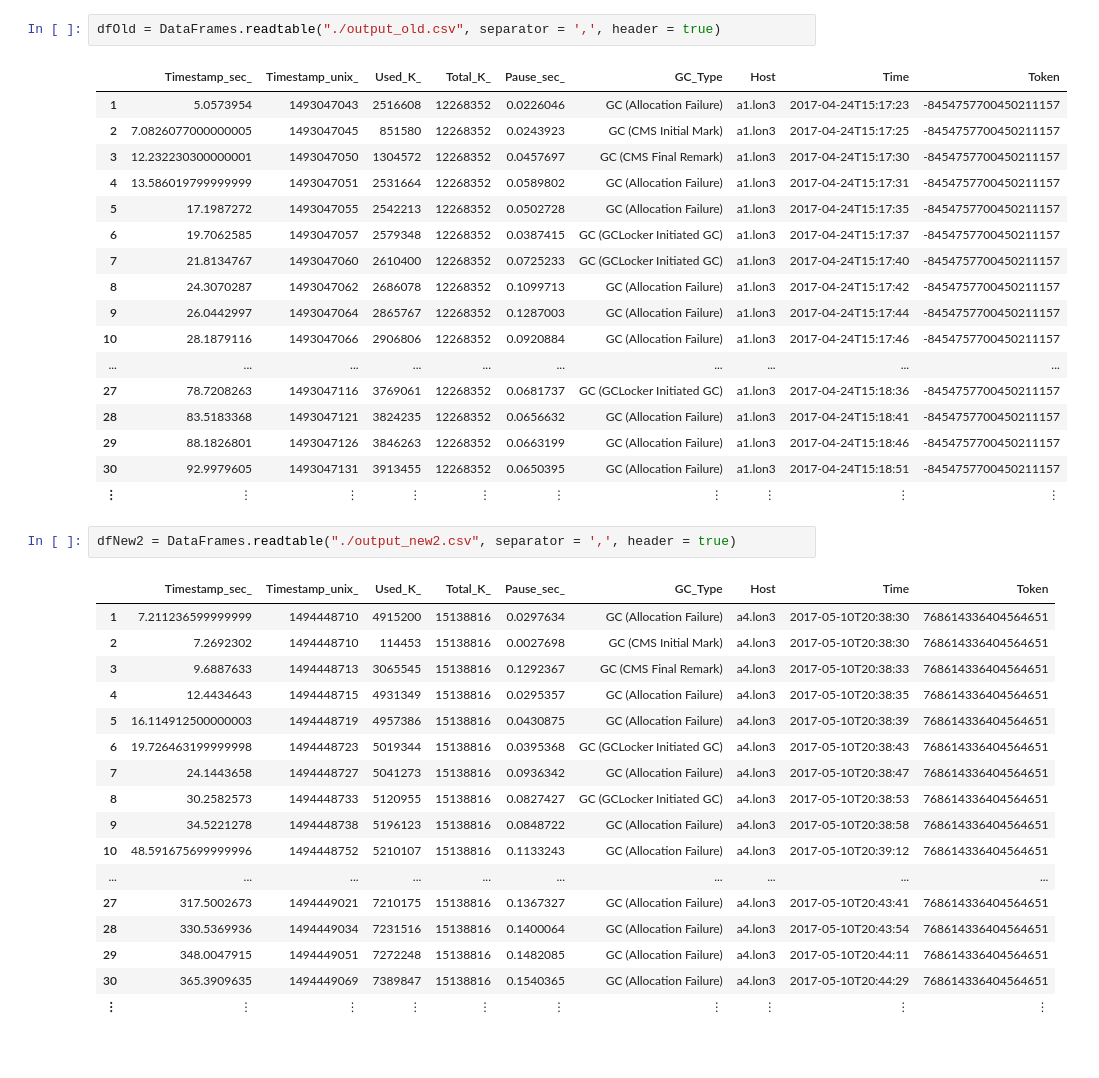
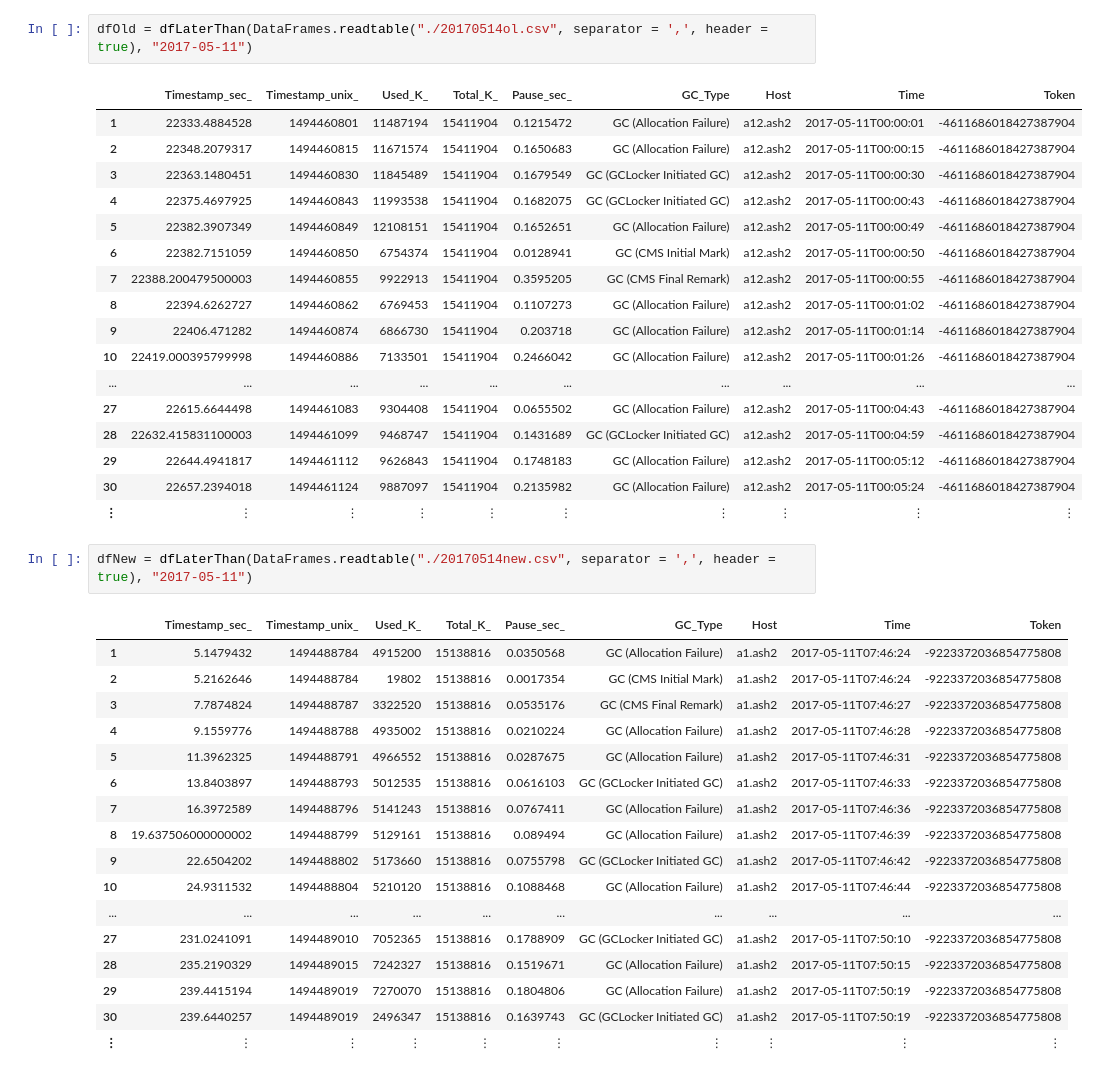
Before and after one commit to bogdad/gcprocessing, a Jupyter notebook: notebook/gccassandra.ipynb, the cells around one changed output. Cells and saved outputs as stored; diff of their text form.

```diff
--- a/notebook/gccassandra.ipynb
+++ b/notebook/gccassandra.ipynb
@@ -27,40 +28,40 @@ dfLaterThanApp (generic function with 1 method)
 # %%
-dfOld = DataFrames.readtable("./output_old.csv", separator = ',', header = true)
+dfOld = dfLaterThan(DataFrames.readtable("./20170514ol.csv", separator = ',', header = true), "2017-05-11")
 # %% [output]
 |  | Timestamp_sec_ | Timestamp_unix_ | Used_K_ | Total_K_ | Pause_sec_ | GC_Type | Host | Time | Token |
-| 1 | 5.0573954 | 1493047043 | 2516608 | 12268352 | 0.0226046 | GC (Allocation Failure) | a1.lon3 | 2017-04-24T15:17:23 | -8454757700450211157 |
-| 2 | 7.0826077000000005 | 1493047045 | 851580 | 12268352 | 0.0243923 | GC (CMS Initial Mark) | a1.lon3 | 2017-04-24T15:17:25 | -8454757700450211157 |
-| 3 | 12.232230300000001 | 1493047050 | 1304572 | 12268352 | 0.0457697 | GC (CMS Final Remark) | a1.lon3 | 2017-04-24T15:17:30 | -8454757700450211157 |
-| 4 | 13.586019799999999 | 1493047051 | 2531664 | 12268352 | 0.0589802 | GC (Allocation Failure) | a1.lon3 | 2017-04-24T15:17:31 | -8454757700450211157 |
-| 5 | 17.1987272 | 1493047055 | 2542213 | 12268352 | 0.0502728 | GC (Allocation Failure) | a1.lon3 | 2017-04-24T15:17:35 | -8454757700450211157 |
-| 6 | 19.7062585 | 1493047057 | 2579348 | 12268352 | 0.0387415 | GC (GCLocker Initiated GC) | a1.lon3 | 2017-04-24T15:17:37 | -8454757700450211157 |
-| 7 | 21.8134767 | 1493047060 | 2610400 | 12268352 | 0.0725233 | GC (GCLocker Initiated GC) | a1.lon3 | 2017-04-24T15:17:40 | -8454757700450211157 |
-| 8 | 24.3070287 | 1493047062 | 2686078 | 12268352 | 0.1099713 | GC (Allocation Failure) | a1.lon3 | 2017-04-24T15:17:42 | -8454757700450211157 |
-| 9 | 26.0442997 | 1493047064 | 2865767 | 12268352 | 0.1287003 | GC (Allocation Failure) | a1.lon3 | 2017-04-24T15:17:44 | -8454757700450211157 |
-| 10 | 28.1879116 | 1493047066 | 2906806 | 12268352 | 0.0920884 | GC (Allocation Failure) | a1.lon3 | 2017-04-24T15:17:46 | -8454757700450211157 |
+| 1 | 22333.4884528 | 1494460801 | 11487194 | 15411904 | 0.1215472 | GC (Allocation Failure) | a12.ash2 | 2017-05-11T00:00:01 | -4611686018427387904 |
+| 2 | 22348.2079317 | 1494460815 | 11671574 | 15411904 | 0.1650683 | GC (Allocation Failure) | a12.ash2 | 2017-05-11T00:00:15 | -4611686018427387904 |
+| 3 | 22363.1480451 | 1494460830 | 11845489 | 15411904 | 0.1679549 | GC (GCLocker Initiated GC) | a12.ash2 | 2017-05-11T00:00:30 | -4611686018427387904 |
+| 4 | 22375.4697925 | 1494460843 | 11993538 | 15411904 | 0.1682075 | GC (GCLocker Initiated GC) | a12.ash2 | 2017-05-11T00:00:43 | -4611686018427387904 |
+| 5 | 22382.3907349 | 1494460849 | 12108151 | 15411904 | 0.1652651 | GC (Allocation Failure) | a12.ash2 | 2017-05-11T00:00:49 | -4611686018427387904 |
+| 6 | 22382.7151059 | 1494460850 | 6754374 | 15411904 | 0.0128941 | GC (CMS Initial Mark) | a12.ash2 | 2017-05-11T00:00:50 | -4611686018427387904 |
+| 7 | 22388.200479500003 | 1494460855 | 9922913 | 15411904 | 0.3595205 | GC (CMS Final Remark) | a12.ash2 | 2017-05-11T00:00:55 | -4611686018427387904 |
+| 8 | 22394.6262727 | 1494460862 | 6769453 | 15411904 | 0.1107273 | GC (Allocation Failure) | a12.ash2 | 2017-05-11T00:01:02 | -4611686018427387904 |
+| 9 | 22406.471282 | 1494460874 | 6866730 | 15411904 | 0.203718 | GC (Allocation Failure) | a12.ash2 | 2017-05-11T00:01:14 | -4611686018427387904 |
+| 10 | 22419.000395799998 | 1494460886 | 7133501 | 15411904 | 0.2466042 | GC (Allocation Failure) | a12.ash2 | 2017-05-11T00:01:26 | -4611686018427387904 |
 | ... | ... | ... | ... | ... | ... | ... | ... | ... | ... |
-| 27 | 78.7208263 | 1493047116 | 3769061 | 12268352 | 0.0681737 | GC (GCLocker Initiated GC) | a1.lon3 | 2017-04-24T15:18:36 | -8454757700450211157 |
-| 28 | 83.5183368 | 1493047121 | 3824235 | 12268352 | 0.0656632 | GC (Allocation Failure) | a1.lon3 | 2017-04-24T15:18:41 | -8454757700450211157 |
-| 29 | 88.1826801 | 1493047126 | 3846263 | 12268352 | 0.0663199 | GC (Allocation Failure) | a1.lon3 | 2017-04-24T15:18:46 | -8454757700450211157 |
-| 30 | 92.9979605 | 1493047131 | 3913455 | 12268352 | 0.0650395 | GC (Allocation Failure) | a1.lon3 | 2017-04-24T15:18:51 | -8454757700450211157 |
+| 27 | 22615.6644498 | 1494461083 | 9304408 | 15411904 | 0.0655502 | GC (Allocation Failure) | a12.ash2 | 2017-05-11T00:04:43 | -4611686018427387904 |
+| 28 | 22632.415831100003 | 1494461099 | 9468747 | 15411904 | 0.1431689 | GC (GCLocker Initiated GC) | a12.ash2 | 2017-05-11T00:04:59 | -4611686018427387904 |
+| 29 | 22644.4941817 | 1494461112 | 9626843 | 15411904 | 0.1748183 | GC (Allocation Failure) | a12.ash2 | 2017-05-11T00:05:12 | -4611686018427387904 |
+| 30 | 22657.2394018 | 1494461124 | 9887097 | 15411904 | 0.2135982 | GC (Allocation Failure) | a12.ash2 | 2017-05-11T00:05:24 | -4611686018427387904 |
 | ⋮ | ⋮ | ⋮ | ⋮ | ⋮ | ⋮ | ⋮ | ⋮ | ⋮ | ⋮ |
 # %%
-dfNew2 = DataFrames.readtable("./output_new2.csv", separator = ',', header = true)
+dfNew = dfLaterThan(DataFrames.readtable("./20170514new.csv", separator = ',', header = true), "2017-05-11")
 # %% [output]
 |  | Timestamp_sec_ | Timestamp_unix_ | Used_K_ | Total_K_ | Pause_sec_ | GC_Type | Host | Time | Token |
-| 1 | 7.211236599999999 | 1494448710 | 4915200 | 15138816 | 0.0297634 | GC (Allocation Failure) | a4.lon3 | 2017-05-10T20:38:30 | 768614336404564651 |
-| 2 | 7.2692302 | 1494448710 | 114453 | 15138816 | 0.0027698 | GC (CMS Initial Mark) | a4.lon3 | 2017-05-10T20:38:30 | 768614336404564651 |
-| 3 | 9.6887633 | 1494448713 | 3065545 | 15138816 | 0.1292367 | GC (CMS Final Remark) | a4.lon3 | 2017-05-10T20:38:33 | 768614336404564651 |
-| 4 | 12.4434643 | 1494448715 | 4931349 | 15138816 | 0.0295357 | GC (Allocation Failure) | a4.lon3 | 2017-05-10T20:38:35 | 768614336404564651 |
-| 5 | 16.114912500000003 | 1494448719 | 4957386 | 15138816 | 0.0430875 | GC (Allocation Failure) | a4.lon3 | 2017-05-10T20:38:39 | 768614336404564651 |
-| 6 | 19.726463199999998 | 1494448723 | 5019344 | 15138816 | 0.0395368 | GC (GCLocker Initiated GC) | a4.lon3 | 2017-05-10T20:38:43 | 768614336404564651 |
-| 7 | 24.1443658 | 1494448727 | 5041273 | 15138816 | 0.0936342 | GC (Allocation Failure) | a4.lon3 | 2017-05-10T20:38:47 | 768614336404564651 |
-| 8 | 30.2582573 | 1494448733 | 5120955 | 15138816 | 0.0827427 | GC (GCLocker Initiated GC) | a4.lon3 | 2017-05-10T20:38:53 | 768614336404564651 |
-| 9 | 34.5221278 | 1494448738 | 5196123 | 15138816 | 0.0848722 | GC (Allocation Failure) | a4.lon3 | 2017-05-10T20:38:58 | 768614336404564651 |
-| 10 | 48.591675699999996 | 1494448752 | 5210107 | 15138816 | 0.1133243 | GC (Allocation Failure) | a4.lon3 | 2017-05-10T20:39:12 | 768614336404564651 |
+| 1 | 5.1479432 | 1494488784 | 4915200 | 15138816 | 0.0350568 | GC (Allocation Failure) | a1.ash2 | 2017-05-11T07:46:24 | -9223372036854775808 |
+| 2 | 5.2162646 | 1494488784 | 19802 | 15138816 | 0.0017354 | GC (CMS Initial Mark) | a1.ash2 | 2017-05-11T07:46:24 | -9223372036854775808 |
+| 3 | 7.7874824 | 1494488787 | 3322520 | 15138816 | 0.0535176 | GC (CMS Final Remark) | a1.ash2 | 2017-05-11T07:46:27 | -9223372036854775808 |
+| 4 | 9.1559776 | 1494488788 | 4935002 | 15138816 | 0.0210224 | GC (Allocation Failure) | a1.ash2 | 2017-05-11T07:46:28 | -9223372036854775808 |
+| 5 | 11.3962325 | 1494488791 | 4966552 | 15138816 | 0.0287675 | GC (Allocation Failure) | a1.ash2 | 2017-05-11T07:46:31 | -9223372036854775808 |
+| 6 | 13.8403897 | 1494488793 | 5012535 | 15138816 | 0.0616103 | GC (GCLocker Initiated GC) | a1.ash2 | 2017-05-11T07:46:33 | -9223372036854775808 |
+| 7 | 16.3972589 | 1494488796 | 5141243 | 15138816 | 0.0767411 | GC (Allocation Failure) | a1.ash2 | 2017-05-11T07:46:36 | -9223372036854775808 |
+| 8 | 19.637506000000002 | 1494488799 | 5129161 | 15138816 | 0.089494 | GC (Allocation Failure) | a1.ash2 | 2017-05-11T07:46:39 | -9223372036854775808 |
+| 9 | 22.6504202 | 1494488802 | 5173660 | 15138816 | 0.0755798 | GC (GCLocker Initiated GC) | a1.ash2 | 2017-05-11T07:46:42 | -9223372036854775808 |
+| 10 | 24.9311532 | 1494488804 | 5210120 | 15138816 | 0.1088468 | GC (Allocation Failure) | a1.ash2 | 2017-05-11T07:46:44 | -9223372036854775808 |
 | ... | ... | ... | ... | ... | ... | ... | ... | ... | ... |
-| 27 | 317.5002673 | 1494449021 | 7210175 | 15138816 | 0.1367327 | GC (Allocation Failure) | a4.lon3 | 2017-05-10T20:43:41 | 768614336404564651 |
-| 28 | 330.5369936 | 1494449034 | 7231516 | 15138816 | 0.1400064 | GC (Allocation Failure) | a4.lon3 | 2017-05-10T20:43:54 | 768614336404564651 |
-| 29 | 348.0047915 | 1494449051 | 7272248 | 15138816 | 0.1482085 | GC (Allocation Failure) | a4.lon3 | 2017-05-10T20:44:11 | 768614336404564651 |
-| 30 | 365.3909635 | 1494449069 | 7389847 | 15138816 | 0.1540365 | GC (Allocation Failure) | a4.lon3 | 2017-05-10T20:44:29 | 768614336404564651 |
+| 27 | 231.0241091 | 1494489010 | 7052365 | 15138816 | 0.1788909 | GC (GCLocker Initiated GC) | a1.ash2 | 2017-05-11T07:50:10 | -9223372036854775808 |
+| 28 | 235.2190329 | 1494489015 | 7242327 | 15138816 | 0.1519671 | GC (Allocation Failure) | a1.ash2 | 2017-05-11T07:50:15 | -9223372036854775808 |
+| 29 | 239.4415194 | 1494489019 | 7270070 | 15138816 | 0.1804806 | GC (Allocation Failure) | a1.ash2 | 2017-05-11T07:50:19 | -9223372036854775808 |
+| 30 | 239.6440257 | 1494489019 | 2496347 | 15138816 | 0.1639743 | GC (GCLocker Initiated GC) | a1.ash2 | 2017-05-11T07:50:19 | -9223372036854775808 |
 | ⋮ | ⋮ | ⋮ | ⋮ | ⋮ | ⋮ | ⋮ | ⋮ | ⋮ | ⋮ |
```
Also changed, not shown: parts of 46 cells of this notebook.
